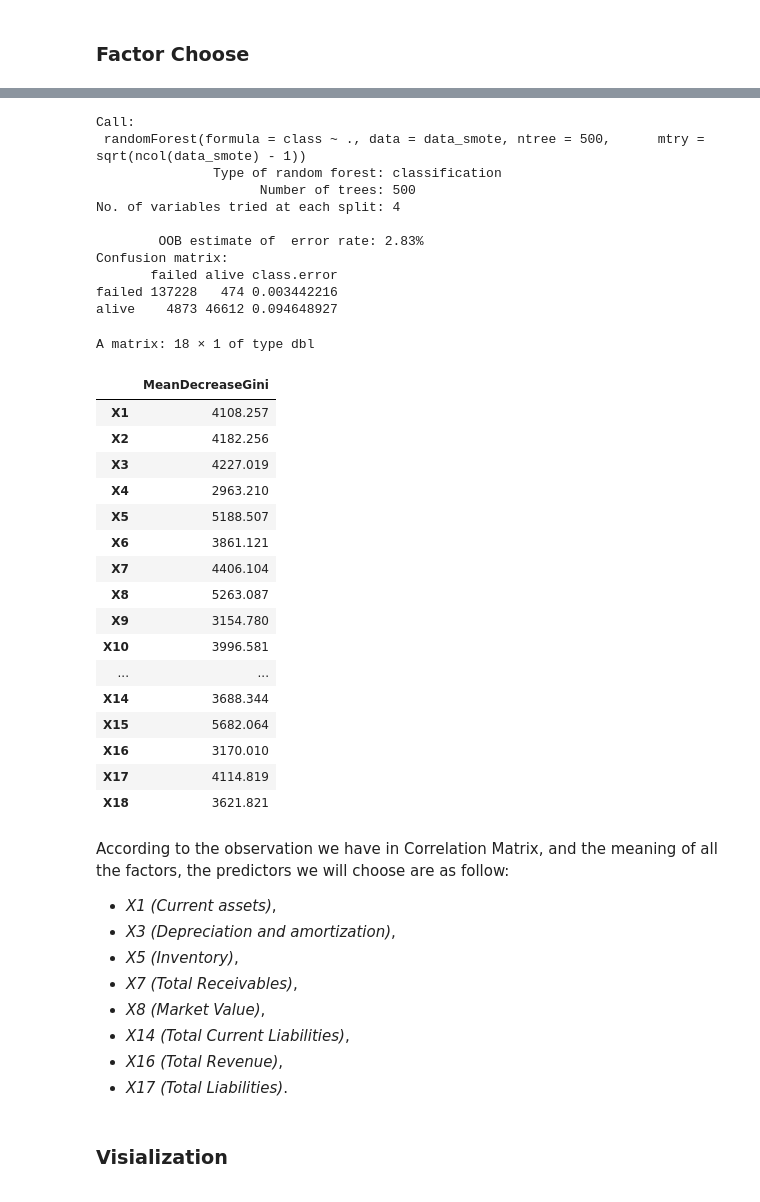
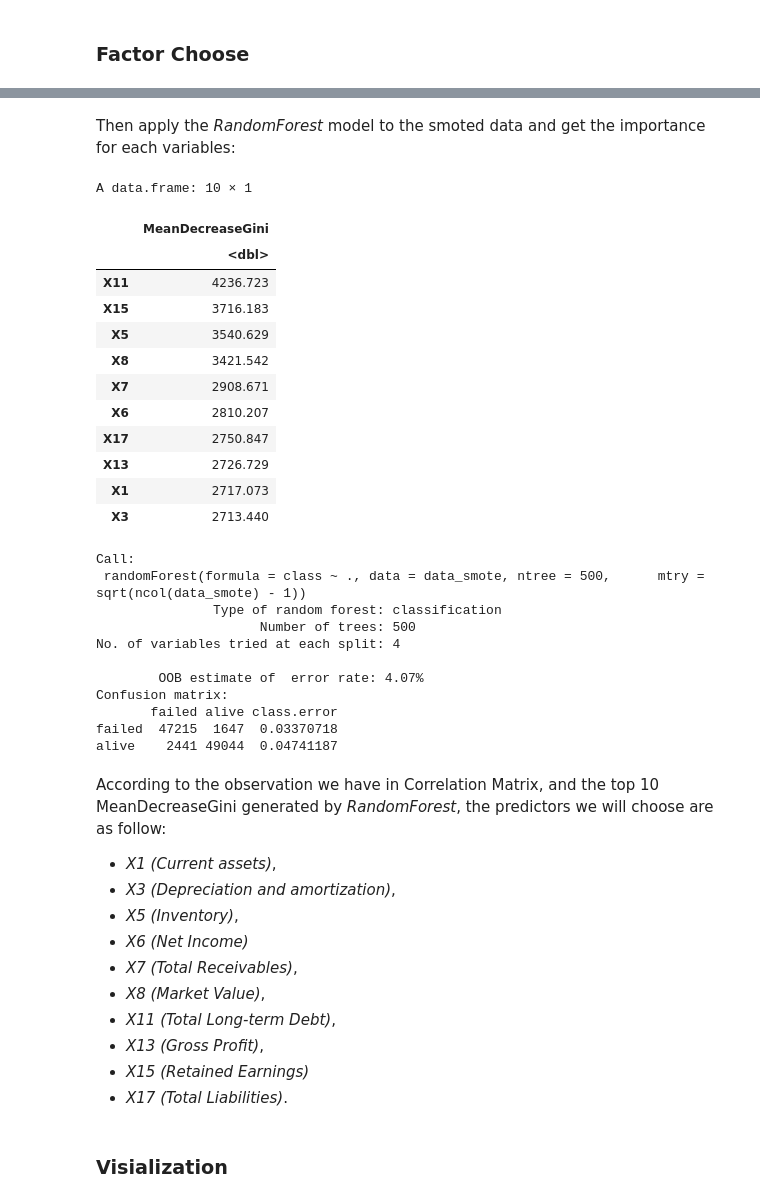
Before and after one commit to 4ugenstern/DSCI-100-GroupProject, a Jupyter notebook: Bankruptcy_Prediction_Proposal.ipynb, the cells around one changed output, grey strips where cells are left out. Drawn from its saved outputs; the diff is of its cells as text; code cells hidden in the pictures.

Commit message:
Final Version, modified all models and complete the factors choice

```diff
--- a/Bankruptcy_Prediction_Proposal.ipynb
+++ b/Bankruptcy_Prediction_Proposal.ipynb
@@ -299,45 +323,51 @@ rf_model <- randomForest(class ~ ., data = data_smote, ntree = 500, mtry = sqrt(
+# %% [markdown]
+Then apply the *RandomForest* model to the smoted data and get the importance for each variables:
 # %%
+importance_matrix <- importance(rf_model)
+
+importance_df <- as.data.frame(importance_matrix)
+
+sorted_importance_df <- importance_df |>
+  arrange(-MeanDecreaseGini)
+
+slice_head(sorted_importance_df, n = 10)
 print(rf_model)
-importance(rf_model)
 # %% [output]
-Call:
- randomForest(formula = class ~ ., data = data_smote, ntree = 500,      mtry = sqrt(ncol(data_smote) - 1))
-               Type of random forest: classification
-                     Number of trees: 500
-No. of variables tried at each split: 4
-
-        OOB estimate of  error rate: 2.83%
-Confusion matrix:
-       failed alive class.error
-failed 137228   474 0.003442216
-alive    4873 46612 0.094648927
+A data.frame: 10 × 1
+|  | MeanDecreaseGini |
+|  | <dbl> |
+| X11 | 4236.723 |
+| X15 | 3716.183 |
+| X5 | 3540.629 |
+| X8 | 3421.542 |
+| X7 | 2908.671 |
+| X6 | 2810.207 |
+| X17 | 2750.847 |
+| X13 | 2726.729 |
+| X1 | 2717.073 |
+| X3 | 2713.440 |
-A matrix: 18 × 1 of type dbl
+Call:
+ randomForest(formula = class ~ ., data = data_smote, ntree = 500,      mtry = sqrt(ncol(data_smote) - 1))
+               Type of random forest: classification
+                     Number of trees: 500
+No. of variables tried at each split: 4
+
+        OOB estimate of  error rate: 4.07%
+Confusion matrix:
+       failed alive class.error
+failed  47215  1647  0.03370718
+alive    2441 49044  0.04741187
-|  | MeanDecreaseGini |
-| X1 | 4108.257 |
-| X2 | 4182.256 |
-| X3 | 4227.019 |
-| X4 | 2963.210 |
-| X5 | 5188.507 |
-| X6 | 3861.121 |
-| X7 | 4406.104 |
-| X8 | 5263.087 |
-| X9 | 3154.780 |
-| X10 | 3996.581 |
-| ... | ... |
-| X14 | 3688.344 |
-| X15 | 5682.064 |
-| X16 | 3170.010 |
-| X17 | 4114.819 |
-| X18 | 3621.821 |
 # %% [markdown]
-According to the observation we have in Correlation Matrix, and the meaning of all the factors, the predictors we will choose are as follow:
+According to the observation we have in Correlation Matrix, and the top 10 MeanDecreaseGini generated by *RandomForest*, the predictors we will choose are as follow:
 - *X1 (Current assets)*,
 - *X3 (Depreciation and amortization)*,
 - *X5 (Inventory)*,
+- *X6 (Net Income)*
 - *X7 (Total Receivables)*,
 - *X8 (Market Value)*,
-- *X14 (Total Current Liabilities)*,
-- *X16 (Total Revenue)*,
+- *X11 (Total Long-term Debt)*,
+- *X13 (Gross Profit)*,
+- *X15 (Retained Earnings)*
 - *X17 (Total Liabilities)*.
 # %% [markdown]
 ### Visialization
```
Also changed, not shown: parts of 14 cells of this notebook.
